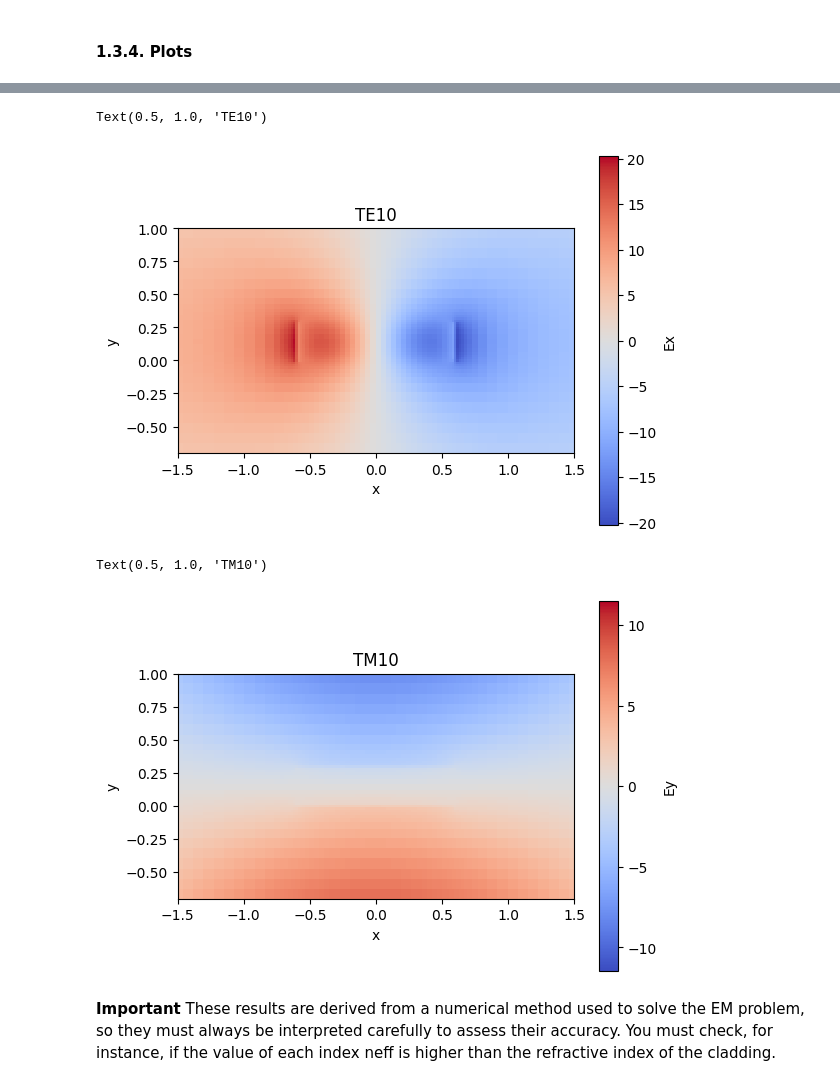
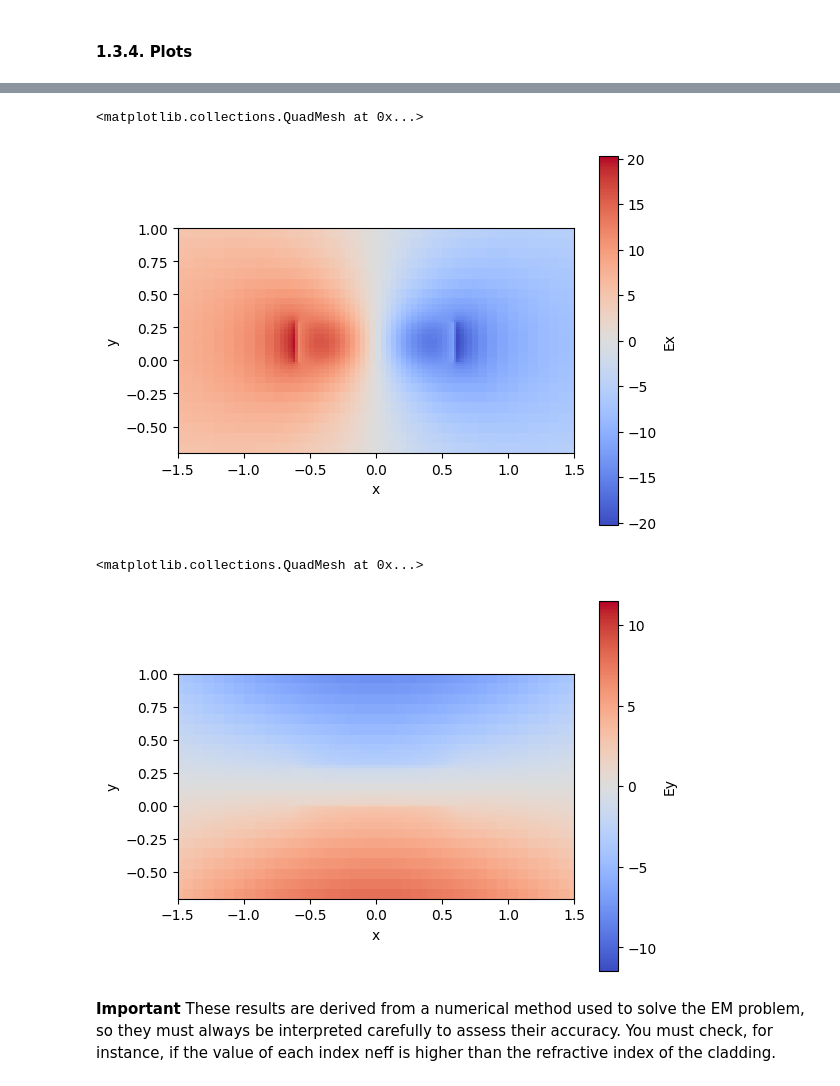
Before and after one commit to angelatoledojovani3/lab1_cifoin_angela_ruben, a Jupyter notebook: WAVEGUIDES_Student.ipynb, the cells around one changed output, grey strips where cells are left out. Saved outputs shown, nothing was run; the diff lists cells and outputs as text; code cells hidden in the pictures.

```diff
--- a/WAVEGUIDES_Student.ipynb
+++ b/WAVEGUIDES_Student.ipynb
@@ -158,14 +156,13 @@ Text(0.5, 1.0, 'TM00')
 # %%
 deep_waveguide.plot_field(mode_index=2 , # Mode to be plotted
                           field_name='Ex', # Field to be plotted
                           value='real', # Real - abs - imag
                           cmap='coolwarm', # Suggestions: Change the plot color
                           xlim=(-1.5, 1.5), # Set the x and y limits
                           ylim=(-0.7, 1)) #
-plt.title('TE10')
 # %% [output]
-Text(0.5, 1.0, 'TE10')
+<matplotlib.collections.QuadMesh at 0x...>
-[figure, old version]
+[figure, new version]
 # %%
 deep_waveguide.plot_field(mode_index=3, # Mode to be plotted
                           field_name='Ey', # Field to be plotted
@@ -173,10 +170,9 @@ deep_waveguide.plot_field(mode_index=3, # Mode to be plotted
                           cmap='coolwarm', # Suggestions: Change the plot color
                           xlim=(-1.5, 1.5), # Set the x and y limits
                           ylim=(-0.7, 1)) #
-plt.title('TM10')
 # %% [output]
-Text(0.5, 1.0, 'TM10')
+<matplotlib.collections.QuadMesh at 0x...>
-[figure, old version]
+[figure, new version]
 # %% [markdown]
 **Important**
 These results are derived from a numerical method used to solve the EM problem, so they must always be interpreted carefully to assess their accuracy. You must check, for instance, if the value of each index neff is higher than the refractive index of the cladding.
```
Also changed, not shown: parts of 19 cells of this notebook.
